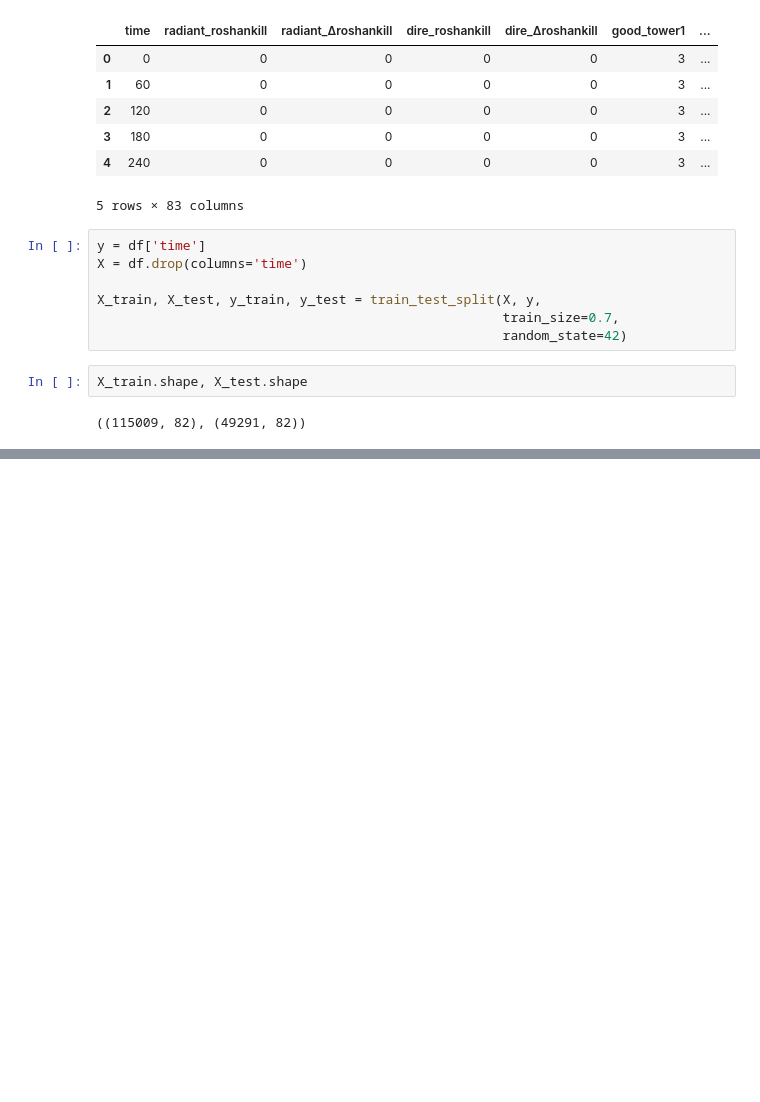
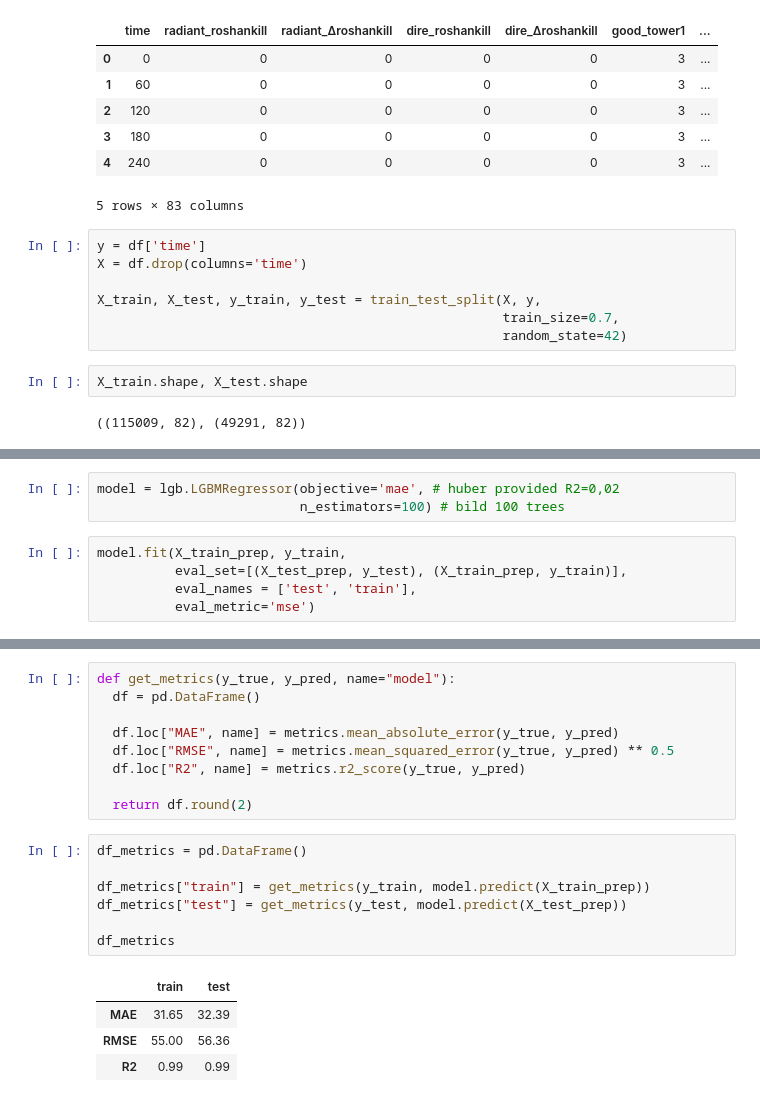
Before and after one commit to alexnodejs/bandit, a Jupyter notebook: HT_9.ipynb, the cells around one changed output, grey strips where cells are left out. Drawn from its saved outputs; the diff is of its cells as text; blank space fills up the shorter version.

```diff
--- a/HT_9.ipynb
+++ b/HT_9.ipynb
@@ -35,0 +81,8 @@ X_train.shape, X_test.shape
+# %%
+model = lgb.LGBMRegressor(objective='mae', # huber provided R2=0,02
+                          n_estimators=100) # bild 100 trees
+# %%
+model.fit(X_train_prep, y_train,
+          eval_set=[(X_test_prep, y_test), (X_train_prep, y_train)],
+          eval_names = ['test', 'train'],
+          eval_metric='mse')
@@ -35,0 +97,21 @@ X_train.shape, X_test.shape
+# %%
+def get_metrics(y_true, y_pred, name="model"):
+  df = pd.DataFrame()
+
+  df.loc["MAE", name] = metrics.mean_absolute_error(y_true, y_pred)
+  df.loc["RMSE", name] = metrics.mean_squared_error(y_true, y_pred) ** 0.5
+  df.loc["R2", name] = metrics.r2_score(y_true, y_pred)
+
+  return df.round(2)
+# %%
+df_metrics = pd.DataFrame()
+
+df_metrics["train"] = get_metrics(y_train, model.predict(X_train_prep))
+df_metrics["test"] = get_metrics(y_test, model.predict(X_test_prep))
+
+df_metrics
+# %% [output]
+|  | train | test |
+| MAE | 31.65 | 32.39 |
+| RMSE | 55.00 | 56.36 |
+| R2 | 0.99 | 0.99 |
```
Also changed, not shown: parts of 4 cells of this notebook.
